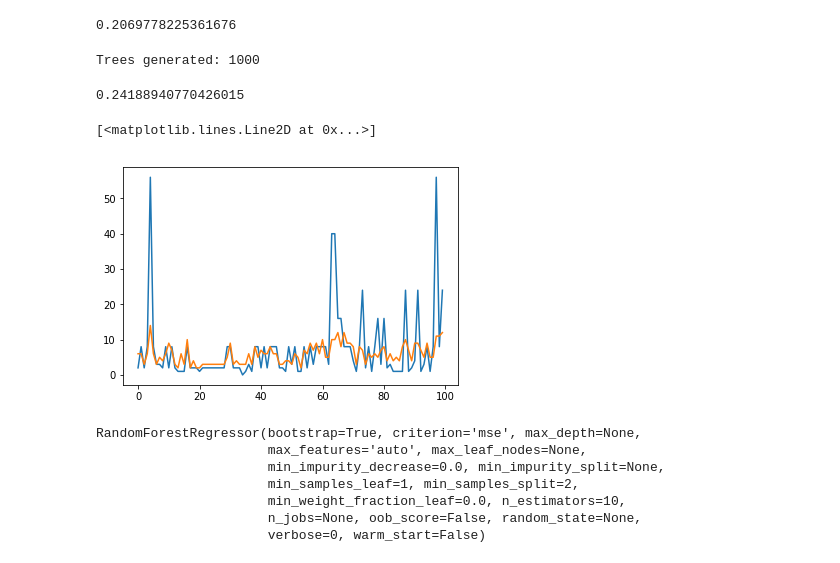
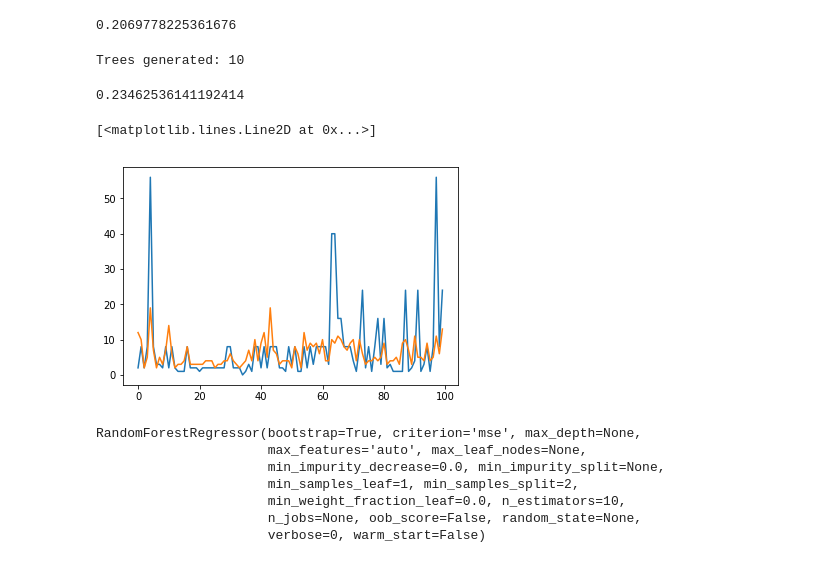
Before and after one commit to BombBurster/Applied-Machine-Learning-Assignment, a Jupyter notebook: Random Forest.ipynb, the cells around one changed output. Cells and saved outputs as stored; diff of their text form; code cells hidden in the pictures.

```diff
--- a/Random Forest.ipynb
+++ b/Random Forest.ipynb
@@ -98,13 +98,14 @@ class DecisionTreeRegressor:
         self.nodes = node
         return node
 
-    def predict(self, X):
+    def predict(self, frame):
         y_pred = []
-        for i in range(X.shape[0]):
-            y_pred.append(self._run_tree(self.nodes, df.iloc[i,:]))
+        for i in range(frame.shape[0]):
+                                                    #Leave the target (last column) out
+            y_pred.append(self._run_tree(self.nodes, frame.iloc[i,:-1]))
         return np.array(y_pred, dtype=np.int64)
 
-    def _run_tree(self, node, x):
+    def _run_tree(self, node, frame):
         feature = node['feature']
         name = node['name']
         cutoff = node['cutoff']
@@ -113,16 +114,16 @@ class DecisionTreeRegressor:
         right_node = node['right_node']
         if left_node == {None} and right_node == {None}:
             return value
-        if x[name]>cutoff:
+        if frame[name]>cutoff:
             if right_node == {None}:
                 return value
             else:
-                return self._run_tree(right_node,x)
+                return self._run_tree(right_node,frame)
         else:
             if left_node == {None}:
                 return value
             else:
-                return self._run_tree(left_node,x)
+                return self._run_tree(left_node,frame)
 
     def get_nodes(self):
         return self.nodes
@@ -150,7 +151,7 @@ nodes
    'right_node': {None}}}}
 # %%
 from sklearn.metrics import r2_score
-y_pred = model.predict(X)
+y_pred = model.predict(df)
 print(r2_score(y, y_pred))
 # %% [output]
 0.2069778225361676
@@ -195,12 +196,12 @@ class RandomForestRegressor():
         print ('Trees generated: ' + str(len(self.trees)))
         return
 
-    def predict(self, X):
+    def predict(self, frame):
         y_preds = []
         models = [dt for dt in self.trees]
         nodes = [model.get_nodes() for model in models]
         for model in models:
-            y_pred = model.predict(X)
+            y_pred = model.predict(df)
             y_preds.append(y_pred)
         mean_y_preds = np.mean(y_preds, axis=0, dtype=np.int64)
         return mean_y_preds
@@ -208,20 +209,20 @@ class RandomForestRegressor():
     def get_trees(self):
         return self.trees
 
-rf = RandomForestRegressor(n_estimators=1000)
+rf = RandomForestRegressor(n_estimators=10)
 rf.fit(df)
 # %% [output]
-Trees generated: 1000
+Trees generated: 10
 # %%
 from sklearn.metrics import r2_score
-y_pred = rf.predict(X)
+y_pred = rf.predict(df)
 print(r2_score(y, y_pred))
 plt.plot(y[100:200])
 plt.plot(y_pred[100:200])
 # %% [output]
-0.24188940770426015
+0.23462536141192414
 [<matplotlib.lines.Line2D at 0x...>]
-[figure, old version]
+[figure, new version]
 # %%
 import sklearn.ensemble as en
 rf2 = en.RandomForestRegressor(n_estimators=10)
```
Also changed, not shown: 1 other file.
